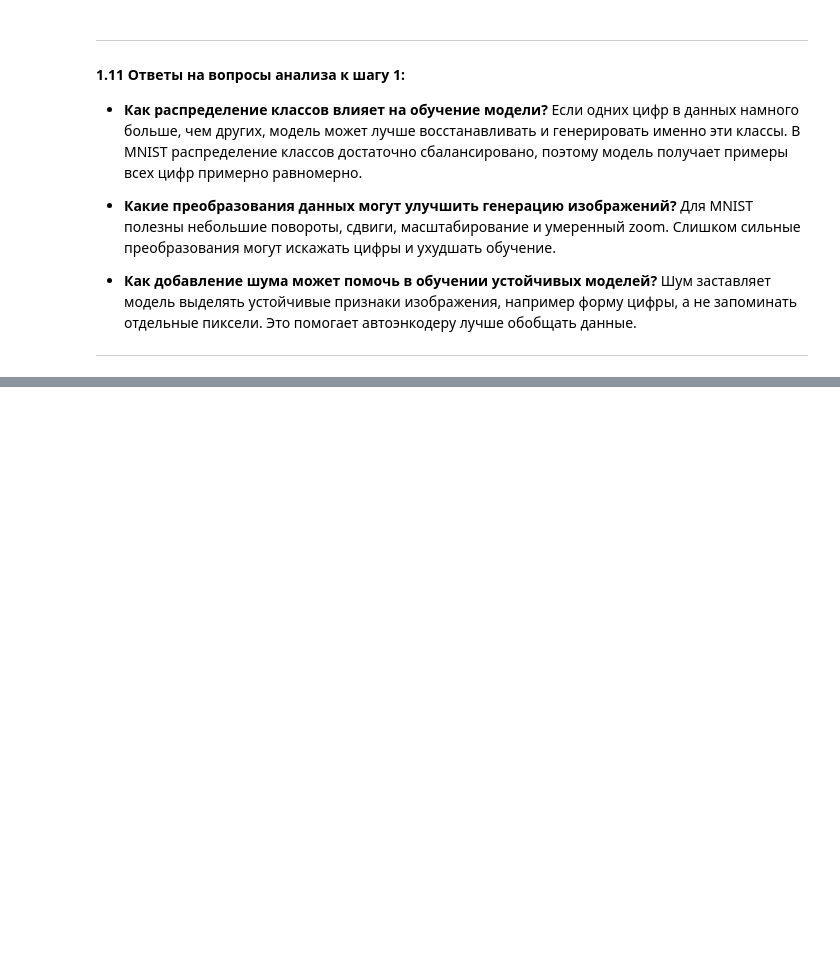
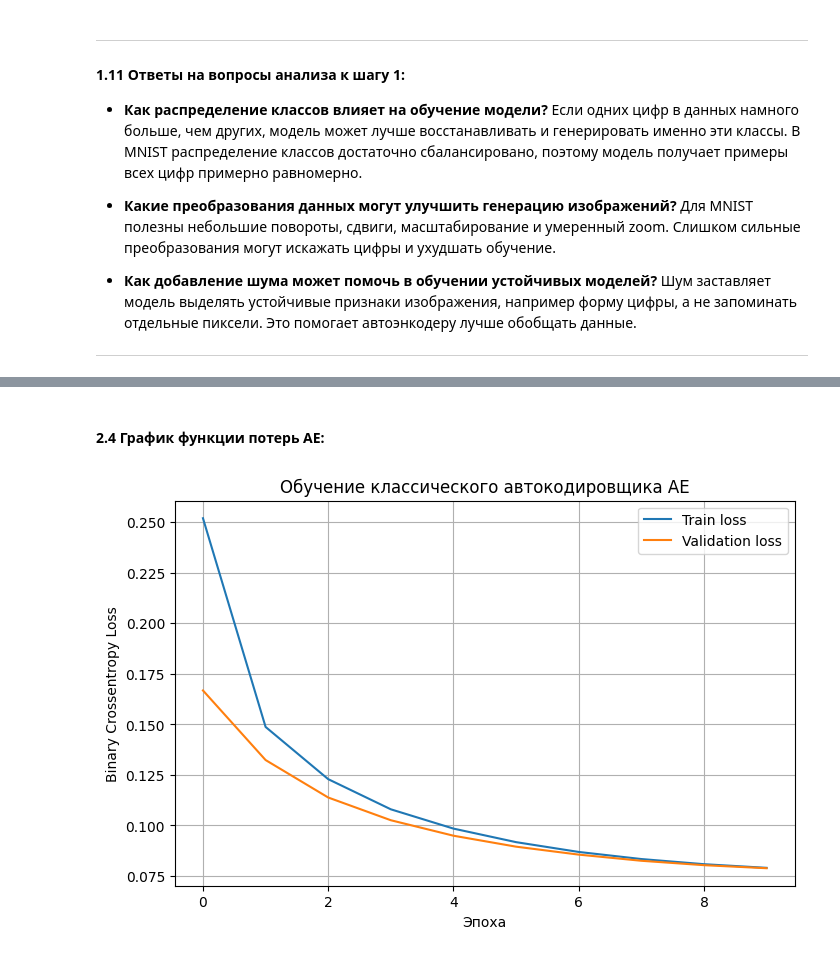
Before and after one commit to tarasovEgor/DeepLearningKurs, a Jupyter notebook: src/lab_4/VAE_lab_4.ipynb, the cells around one changed output, grey strips where cells are left out. Drawn from its saved outputs; the diff is of its cells as text; code cells hidden in the pictures; blank space fills up the shorter version.

```diff
--- a/src/lab_4/VAE_lab_4.ipynb
+++ b/src/lab_4/VAE_lab_4.ipynb
@@ -214,0 +290,8 @@ print(f"Размер небольшого поднабора меток: {small_
+# %%
+history_ae = autoencoder.fit(
+    x_train,
+    x_train,
+    epochs=10,
+    batch_size=256,
+    validation_split=0.1
+)
@@ -214,0 +319,16 @@ print(f"Размер небольшого поднабора меток: {small_
+# %% [markdown]
+#### 2.4 График функции потерь AE:
+# %%
+plt.figure(figsize=(8, 5))
+
+plt.plot(history_ae.history["loss"], label="Train loss")
+plt.plot(history_ae.history["val_loss"], label="Validation loss")
+
+plt.title("Обучение классического автокодировщика AE")
+plt.xlabel("Эпоха")
+plt.ylabel("Binary Crossentropy Loss")
+plt.legend()
+plt.grid()
+plt.show()
+# %% [output]
+[figure, added]
```
Also changed, not shown: parts of 14 cells of this notebook.
